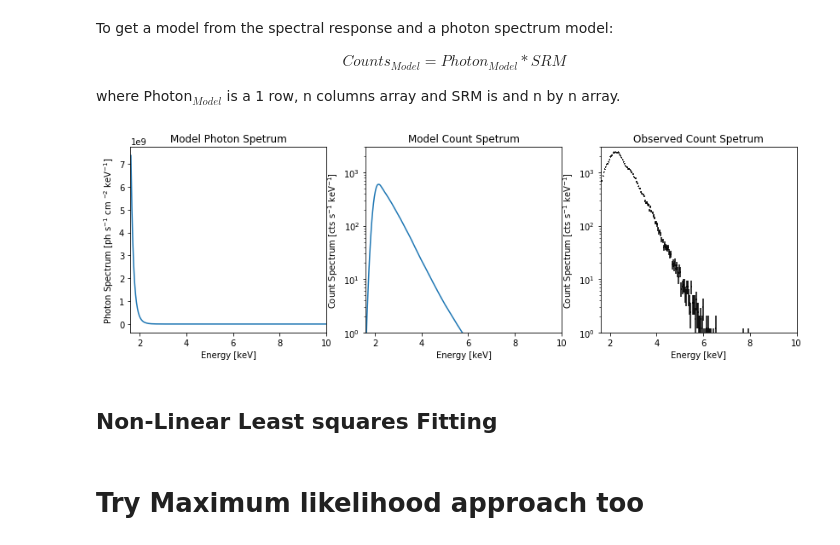
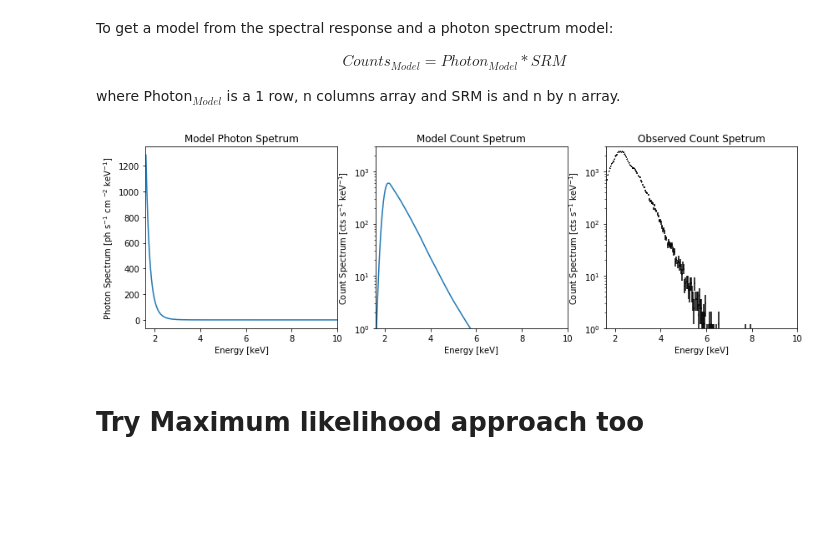
Before and after one commit to KriSun95/nustarFittingExample, a Jupyter notebook: nustarFittingExample/NuSTAR Spectrum.ipynb, the cells around one changed output. Saved outputs shown, nothing was run; the diff lists cells and outputs as text; code cells hidden in the pictures; blank space fills up the shorter version.

```diff
--- a/nustarFittingExample/NuSTAR Spectrum.ipynb
+++ b/nustarFittingExample/NuSTAR Spectrum.ipynb
@@ -150,7 +150,7 @@ plt.show()
 # Define some models to fit
 # %%
 def test_model_powerlaw(energies, constant, power):
-    return constant*np.array(energies, dtype=float)**-power
+    return constant*np.array(energies, dtype=float)**(-power)
 
 # constant is [photon s^-1 keV^-1 cm^-2]
 # power is the spectral index
@@ -183,38 +183,36 @@ where Photon$_{Model}$ is a 1 row, n columns array and SRM is and n by n array.
 # %%
 fig,axs = plt.subplots(1,3, sharex=True, figsize=(14,4))
 axs[0].plot(channel,
-            test_model_powerlaw(channel, 20**10, 15))
+            test_model_powerlaw(channel, 20**4, 10))
 axs[0].set_title('Model Photon Spetrum')
 axs[0].set_xlabel('Energy [keV]')
 axs[0].set_ylabel('Photon Spectrum [ph s$^{-1}$ cm $^{-2}$ keV$^{-1}$]')
 axs[0].set_xlim([1.6,10])
 
 axs[1].plot(channel,
             nu_spec.make_model(channel, test_model_powerlaw, parameters=[20**4, 10], srm=srm))
 axs[1].set_title('Model Count Spetrum')
 axs[1].set_xlabel('Energy [keV]')
 axs[1].set_ylabel('Count Spectrum [cts s$^{-1}$ keV$^{-1}$]')
 axs[1].set_ylim([1.,3000])
 axs[1].set_yscale('log')
 
 axs[2].errorbar(channel,
              counts,
              xerr=channel_error,
              yerr=counts_error,
              color='k',
              fmt='.',
              markersize=0.01)
 axs[2].set_title('Observed Count Spetrum')
 axs[2].set_xlabel('Energy [keV]')
 axs[2].set_ylabel('Count Spectrum [cts s$^{-1}$ keV$^{-1}$]')
 axs[2].set_ylim([1.,3000])
 axs[2].set_yscale('log')
 
 plt.show()
 # %% [output]
-[figure, old version]
+[figure, new version]
-# %% [markdown]
-## Non-Linear Least squares Fitting
 # %% [markdown]
 # Try Maximum likelihood approach too
 # %% [markdown]
```
Also changed, not shown: parts of 14 cells of this notebook.
